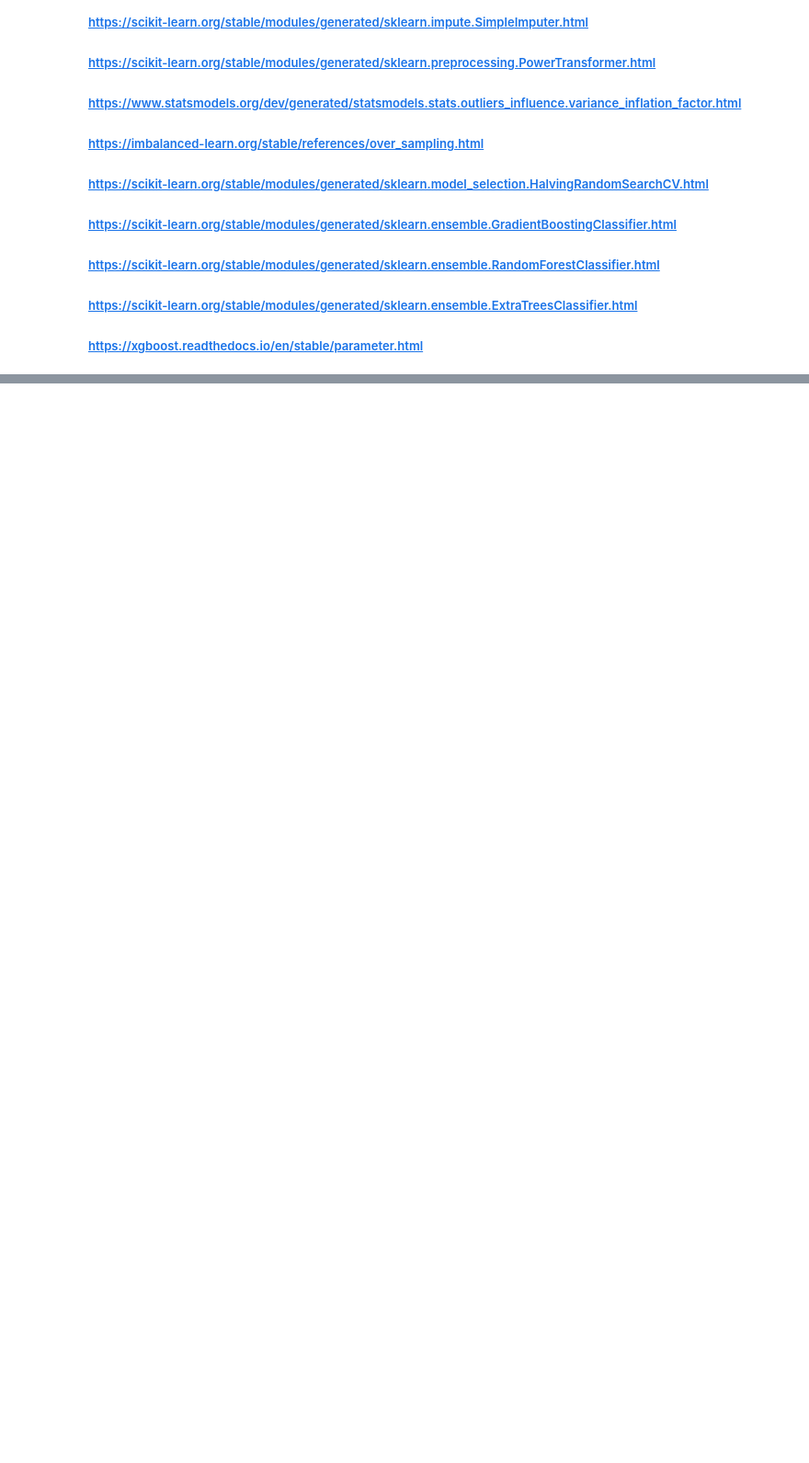
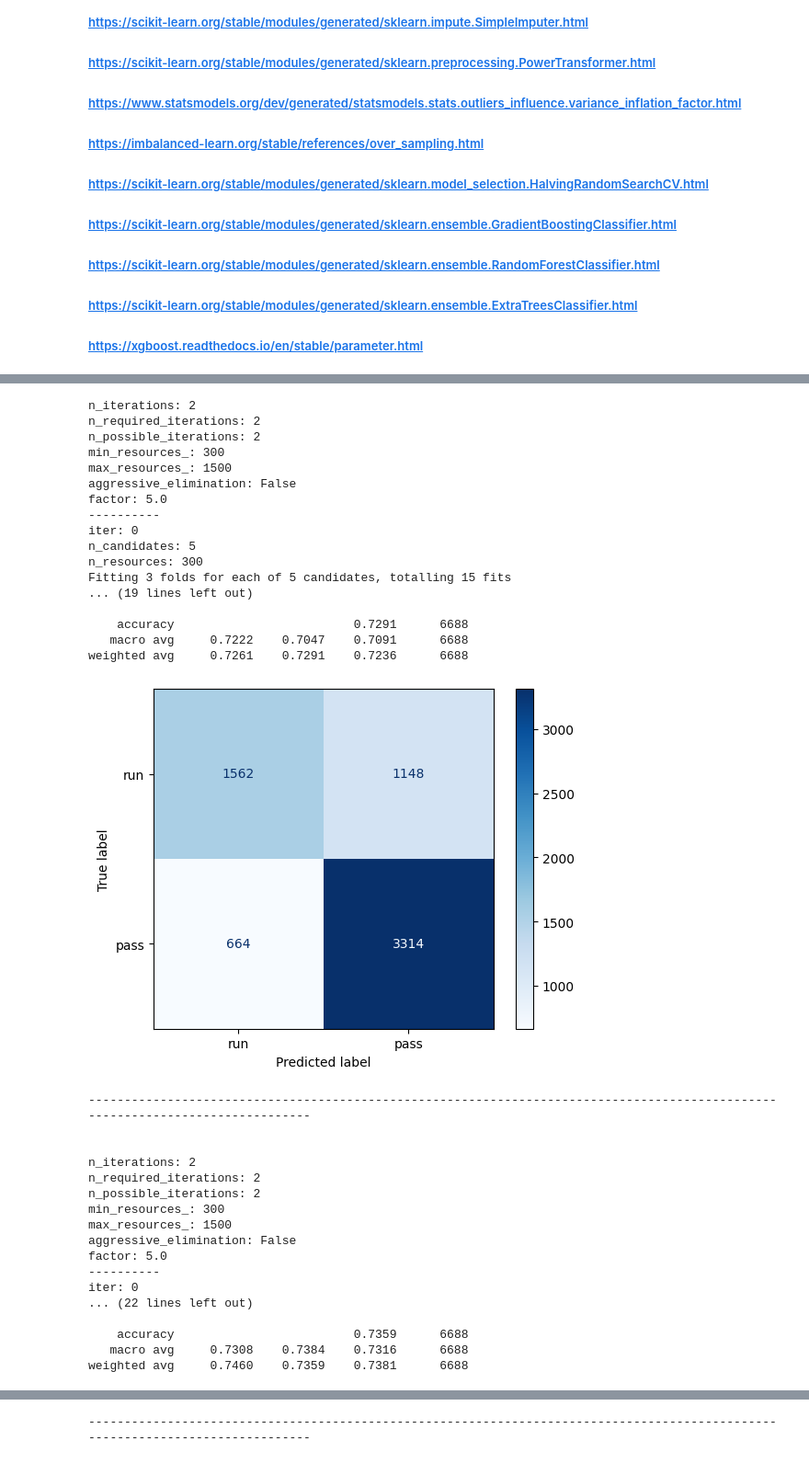
Before and after one commit to tsteussie/nfl-machine-learning-models, a Jupyter notebook: play_predictions/nfl-play-classifier-pipeline.ipynb, the cells around one changed output, grey strips where cells are left out. Shown: that part at 92% size. Drawn from its saved outputs; the diff is of its cells as text; code cells hidden in the pictures; blank space fills up the shorter version.

```diff
--- a/play_predictions/nfl-play-classifier-pipeline.ipynb
+++ b/play_predictions/nfl-play-classifier-pipeline.ipynb
@@ -31,14 +31,17 @@ from xgboost import XGBClassifier
 # %%
 # List of continuous features to be binned into intervals
 ordinal_features = ['week','remaining_downs']
-binned_features = ['play_sequence_game','game_seconds_remaining']
+binned_features = ['play_sequence_game','game_seconds_remaining','half_seconds_remaining']
+
+bin_discretizer_strategy = ['uniform','quantile','kmeans']        # KBinsDiscretizer strategy: uniform, quantile, kmeans
+bin_discretizer_encode = ['ordinal']                              # KBinsDiscretizer encode: ordinal, onehot, onehot-dense
 
 # Train test split parameters
 test_holdout_percentage = 0.10
 
 # RFE feature selection
-rfc_estimators = 50
-rfc_max_features = 'sqrt'
+rfc_est = 100                     # random_forest_classifier_n_estimators
+rfc_max = 'sqrt'                  # random_forest_classifier_max_features
 
 # Define list of scalers being used
 scaler_list = [StandardScaler(),
@@ -54,7 +57,7 @@ scaler_list = [StandardScaler(),
 scoring = 'accuracy'
 n_cross_validation = 3
 halving_parameter = 5.0
-max_resource = 1000
+max_resource = 1500
 resource_divisor = 5.0
 min_resource = int(round((max_resource / resource_divisor), 0))
 # %%
@@ -236,7 +258,7 @@ models = [
 for model_name, model in models:
     pipeline = Pipeline([
         ('pre', preprocessing),
-        ('sel', RFE(RandomForestClassifier(n_estimators=rfc_estimators, max_features=rfc_max_features, class_weight='balanced_subsample', n_jobs=6, random_state=67))),
+        ('sel', RFE(RandomForestClassifier(n_estimators=rfc_est, max_features=rfc_max, min_samples_split=0.10, warm_start=True, class_weight='balanced_subsample', n_jobs=6, random_state=67))),
         ('ovr', ADASYN(sampling_strategy='not majority', random_state=67)),
         ('clf', model)
     ])
@@ -248,8 +270,8 @@ for model_name, model in models:
             'pre__cat_transform__cat_encoder__sigma': loguniform(0.001, 0.05),
             'pre__num_transform__num_scaler': scaler_list,
             'pre__bin_transform__bin_discretizer__n_bins': randint(10, 25),
-            'pre__bin_transform__bin_discretizer__strategy': ['uniform','quantile','kmeans'],
-            'pre__bin_transform__bin_discretizer__encode': ['ordinal'],
+            'pre__bin_transform__bin_discretizer__strategy': bin_discretizer_strategy,
+            'pre__bin_transform__bin_discretizer__encode': bin_discretizer_encode,
             'pre__bin_transform__bin_scaler': scaler_list,
             'sel__n_features_to_select': randint(40, 80),
             'sel__step': [2],
@@ -275,8 +297,8 @@ for model_name, model in models:
             'pre__cat_transform__cat_encoder__sigma': loguniform(0.001, 0.05),
             'pre__num_transform__num_scaler': scaler_list,
             'pre__bin_transform__bin_discretizer__n_bins': randint(10, 25),
-            'pre__bin_transform__bin_discretizer__strategy': ['uniform','quantile','kmeans'],
-            'pre__bin_transform__bin_discretizer__encode': ['ordinal'],
+            'pre__bin_transform__bin_discretizer__strategy': bin_discretizer_strategy,
+            'pre__bin_transform__bin_discretizer__encode': bin_discretizer_encode,
             'pre__bin_transform__bin_scaler': scaler_list,
             'sel__n_features_to_select': randint(35, 85),
             'sel__step': [2],
@@ -303,8 +325,8 @@ for model_name, model in models:
             'pre__cat_transform__cat_encoder__sigma': loguniform(0.001, 0.05),
             'pre__num_transform__num_scaler': scaler_list,
             'pre__bin_transform__bin_discretizer__n_bins': randint(10, 25),
-            'pre__bin_transform__bin_discretizer__strategy': ['uniform','quantile','kmeans'],
-            'pre__bin_transform__bin_discretizer__encode': ['ordinal'],
+            'pre__bin_transform__bin_discretizer__strategy': bin_discretizer_strategy,
+            'pre__bin_transform__bin_discretizer__encode': bin_discretizer_encode
             'pre__bin_transform__bin_scaler': scaler_list,
             'sel__n_features_to_select': randint(30, 70),
             'sel__step': [2],
@@ -333,8 +355,8 @@ for model_name, model in models:
             'pre__cat_transform__cat_encoder__sigma': loguniform(0.001, 0.05),
             'pre__num_transform__num_scaler': scaler_list,
             'pre__bin_transform__bin_discretizer__n_bins': randint(10, 25),
-            'pre__bin_transform__bin_discretizer__strategy': ['uniform','quantile','kmeans'],
-            'pre__bin_transform__bin_discretizer__encode': ['ordinal'],
+            'pre__bin_transform__bin_discretizer__strategy': bin_discretizer_strategy,
+            'pre__bin_transform__bin_discretizer__encode': bin_discretizer_encode,
             'pre__bin_transform__bin_scaler': scaler_list,
             'sel__n_features_to_select': randint(5, 40),
             'sel__step': [2],
@@ -349,8 +371,8 @@ for model_name, model in models:
             'pre__cat_transform__cat_encoder__sigma': loguniform(0.001, 0.05),
             'pre__num_transform__num_scaler': scaler_list,
             'pre__bin_transform__bin_discretizer__n_bins': randint(10, 25),
-            'pre__bin_transform__bin_discretizer__strategy': ['uniform','quantile','kmeans'],
-            'pre__bin_transform__bin_discretizer__encode': ['ordinal'],
+            'pre__bin_transform__bin_discretizer__strategy': bin_discretizer_strategy,
+            'pre__bin_transform__bin_discretizer__encode': bin_discretizer_encode,
             'pre__bin_transform__bin_scaler': scaler_list,
             'sel__n_features_to_select': randint(5, 40),
             'sel__step': [2],
@@ -358,7 +380,7 @@ for model_name, model in models:
             'clf__tree_method': ['hist'],                                                      # 'hist' is faster than 'auto'
             'clf__booster': ['gbtree'],                                                        # 'gbtree' is faster than 'gblinear'
             'clf__eta': [0.3],
-            'clf__max_depth': [8],
+            'clf__max_depth': [10],
             'clf__max_bin': [256],
             'clf__grow_policy': ['depthwise','lossguide'],                                     # 'lossguide','depthwise'
             'clf__objective': ['binary:hinge'],
@@ -388,30 +410,66 @@ for model_name, model in models:
     start_training_time = time.time()
     search.fit(X_train, y_train)
 
     # Print training and test results
     print('--------------------------')
     print(' ')
     end_training_time = time.time()
     print(f"{model_name} runtime:", round((end_training_time - start_training_time) / 60, 0), 'minutes')
     print(f"{model_name} best training score: {search.best_score_}")
     print(f"{model_name} best test score: {search.score(X_test, y_test)}")
     print(' ')
     print(f"{model_name} parameters: {search.best_params_}")
     print(' ')
 
     # Print features selected during recursive feature selection (RFE)
     selected_features = zip(search.best_estimator_.named_steps['sel'].ranking_, initial_features, search.best_estimator_.named_steps['sel'].support_)
     selected_features = [x for x in selected_features if x[2] == True]
     selected_features = [x[1] for x in selected_features]
     print(f"{model_name} features: {selected_features}")
     print(' ')
 
     # Print classification report and confusion matrix
     print(classification_report(y_test, search.predict(X_test), target_names=['run','pass'], digits=4))
     cm = confusion_matrix(y_test, search.predict(X_test))
     ConfusionMatrixDisplay(confusion_matrix=cm, display_labels=['run','pass']).plot(cmap=plt.cm.Blues)
     plt.show()
 
     print(' ')
     print('-------------------------------------------------------------------------------------------------------------------------------')
     print("\n")
+# %% [output]
+n_iterations: 2
+n_required_iterations: 2
+n_possible_iterations: 2
+min_resources_: 300
+max_resources_: 1500
+aggressive_elimination: False
+factor: 5.0
+----------
+iter: 0
+n_candidates: 5
+n_resources: 300
+Fitting 3 folds for each of 5 candidates, totalling 15 fits
+... (19 lines left out)
+
+    accuracy                         0.7291      6688
+   macro avg     0.7222    0.7047    0.7091      6688
+weighted avg     0.7261    0.7291    0.7236      6688
+[figure, added]
+-------------------------------------------------------------------------------------------------------------------------------
+
+
+n_iterations: 2
+n_required_iterations: 2
+n_possible_iterations: 2
+min_resources_: 300
+max_resources_: 1500
+aggressive_elimination: False
+factor: 5.0
+----------
+iter: 0
+... (22 lines left out)
+
+    accuracy                         0.7359      6688
+   macro avg     0.7308    0.7384    0.7316      6688
+weighted avg     0.7460    0.7359    0.7381      6688
@@ -418,3 +531,4 @@ for model_name, model in models:
+-------------------------------------------------------------------------------------------------------------------------------
 # %%
 # Calculate workbook processing time in hours
 end_time = time.time()
```
Also changed, not shown: parts of 7 cells of this notebook.
